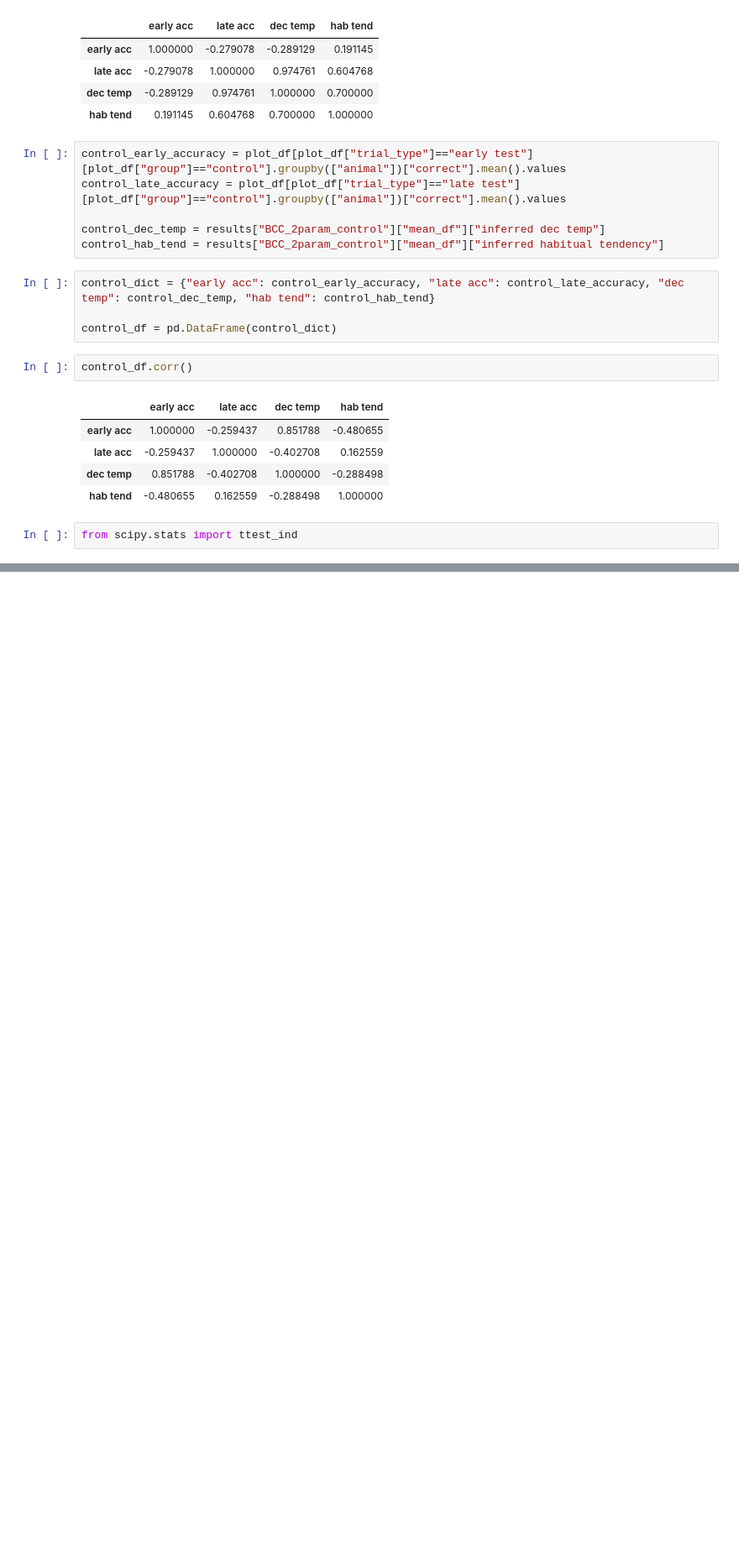
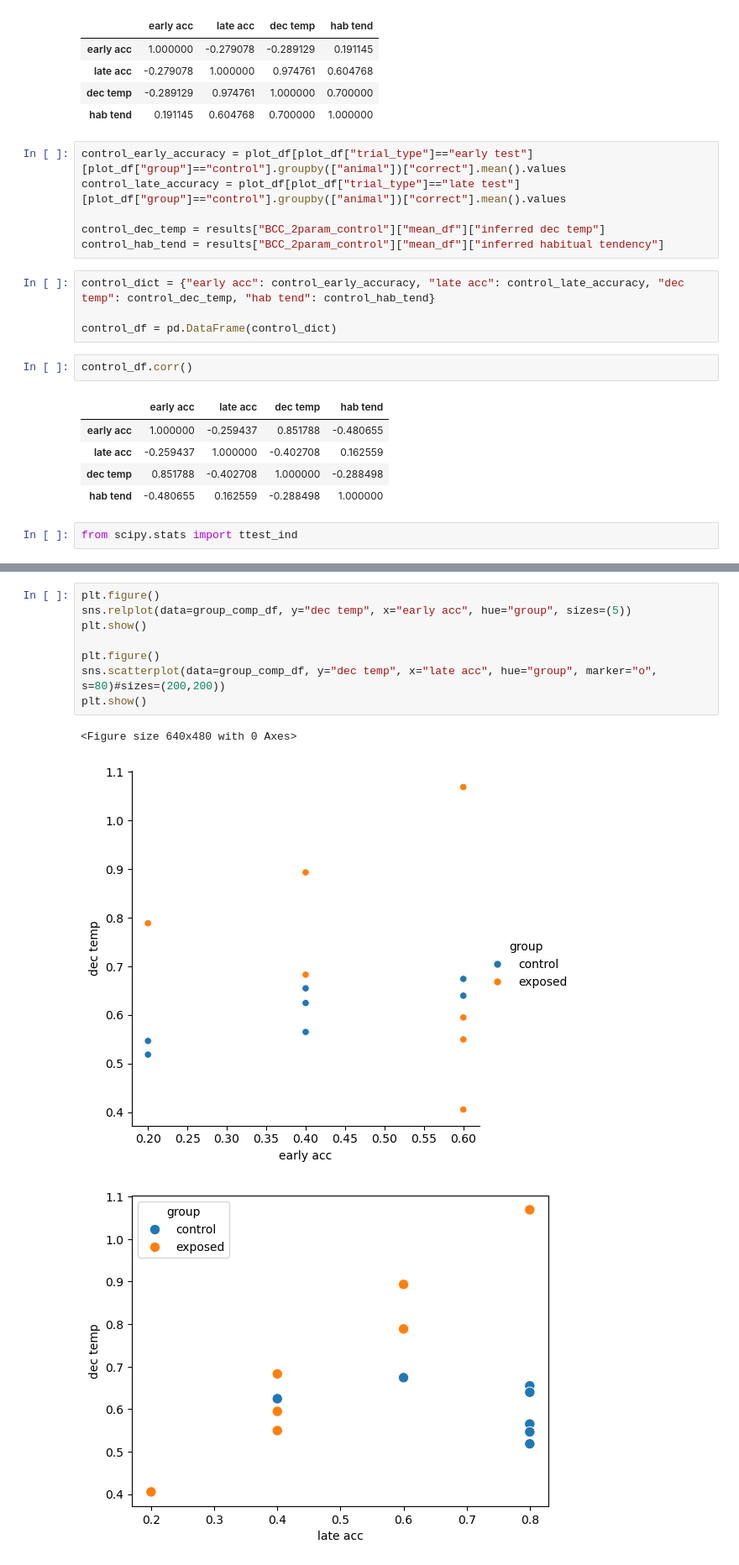
Before and after one commit to SSchwoebel/TMaze, a Jupyter notebook: analyze_inference.ipynb, the cells around one changed output, grey strips where cells are left out. Shown at 84% size. Drawn from its saved outputs; the diff is of its cells as text; blank space fills up the shorter version.

```diff
--- a/analyze_inference.ipynb
+++ b/analyze_inference.ipynb
@@ -178,0 +216,12 @@ Ttest_indResult(statistic=1.081459484430222, pvalue=0.3007472753922606)
+# %%
+plt.figure()
+sns.relplot(data=group_comp_df, y="dec temp", x="early acc", hue="group", sizes=(5))
+plt.show()
+
+plt.figure()
+sns.scatterplot(data=group_comp_df, y="dec temp", x="late acc", hue="group", marker="o", s=80)#sizes=(200,200))
+plt.show()
+# %% [output]
+<Figure size 640x480 with 0 Axes>
+[figure, added]
+[figure, added]
```
Also changed, not shown: parts of 7 cells of this notebook, 5 other files.
